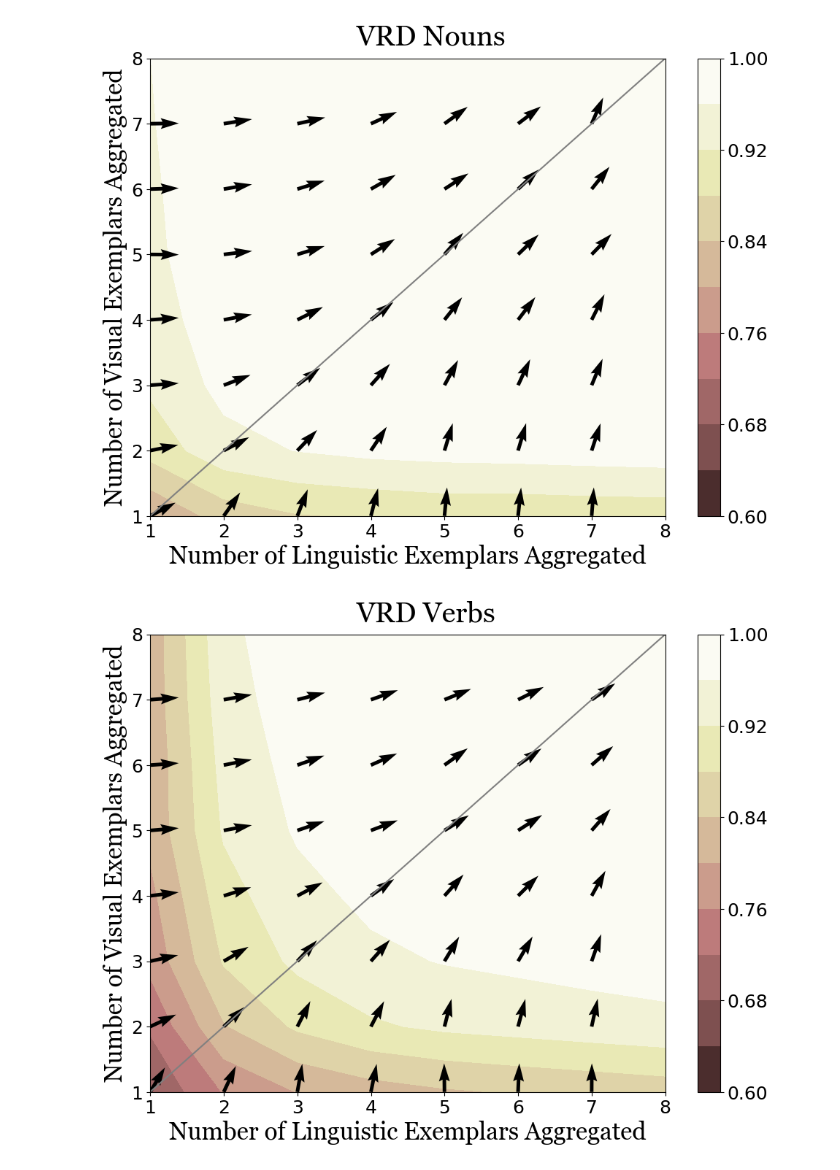
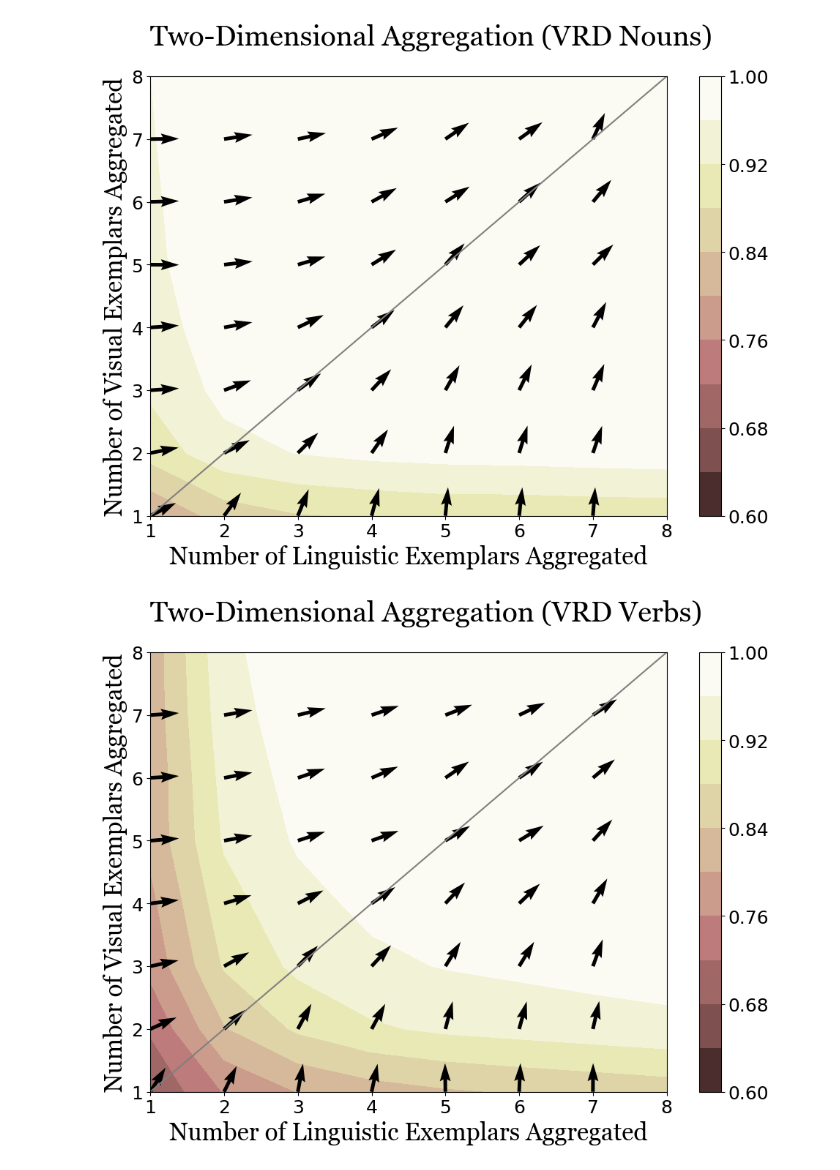
Before and after one commit to FlamingoZh/verb_learning_quantification, a Jupyter notebook: notebooks/2D_aggregation_VRD.ipynb, the cells around one changed output. Drawn from its saved outputs; the diff is of its cells as text; code cells hidden in the pictures.

```diff
--- a/notebooks/2D_aggregation_VRD.ipynb
+++ b/notebooks/2D_aggregation_VRD.ipynb
@@ -14,7 +14,7 @@ plt.rc('legend', fontsize=18)  # legend fontsize
 plt.rc('font', size=18)  # controls default text sizes
 # plt.figure(figsize=(10, 8), tight_layout=True)
 # %%
-save_fig=False
+save_fig=True
 # %%
 def load_data_for_plot(data_path,max_n_exemplar=8):
     data=pickle.load(open(data_path,"rb"))
@@ -42,36 +42,36 @@ plt.yticks(range(0,8),range(1,9))
 plt.xlabel("Number of Linguistic Exemplars Aggregated",fontsize=24,fontname="Georgia")
 plt.ylabel("Number of Visual Exemplars Aggregated",fontsize=24,fontname="Georgia")
 
-plt.text(2.8,7.2,'VRD Nouns',fontname='Georgia',fontsize=28)
+plt.text(0,7.5,'Two-Dimensional Aggregation (VRD Nouns)',fontname='Georgia',fontsize=28)
 
 plt.tight_layout()
 if save_fig:
     plt.savefig("../figs/2D_agg_vrd_nouns.png",dpi=600)
 plt.show()
 # %% [output]
-[figure, old version]
+[figure, new version]
 # %%
 plt.figure(figsize=(10, 8), tight_layout=True)
 color_range=np.linspace(0.6, 1.0, 11)
 plt.contourf(range(vrd_verb_data.shape[0]),range(vrd_verb_data.shape[1]),vrd_verb_data, color_range, cmap='pink')
 plt.colorbar()
 plt.axline((0, 0), slope=1, color='grey')
 for i in range(vrd_verb_data.shape[0]-1):
     for j in range(vrd_verb_data.shape[1]-1):
         d_x=vrd_verb_data[i+1][j]-vrd_verb_data[i][j]
         d_y=vrd_verb_data[i][j+1]-vrd_verb_data[i][j]
         draw_arrow(plt,i,j,d_x,d_y)
 
 plt.xticks(range(0,8),range(1,9))
 plt.yticks(range(0,8),range(1,9))
 plt.xlabel("Number of Linguistic Exemplars Aggregated",fontsize=24,fontname="Georgia")
 plt.ylabel("Number of Visual Exemplars Aggregated",fontsize=24,fontname="Georgia")
 
-plt.text(2.8,7.2,'VRD Verbs',fontname='Georgia',fontsize=28)
+plt.text(0,7.5,'Two-Dimensional Aggregation (VRD Verbs)',fontname='Georgia',fontsize=28)
 
 plt.tight_layout()
 if save_fig:
     plt.savefig("../figs/2D_agg_vrd_verbs.png",dpi=600)
 plt.show()
 # %% [output]
-[figure, old version]
+[figure, new version]
```
Also changed, not shown: 37 other files.
